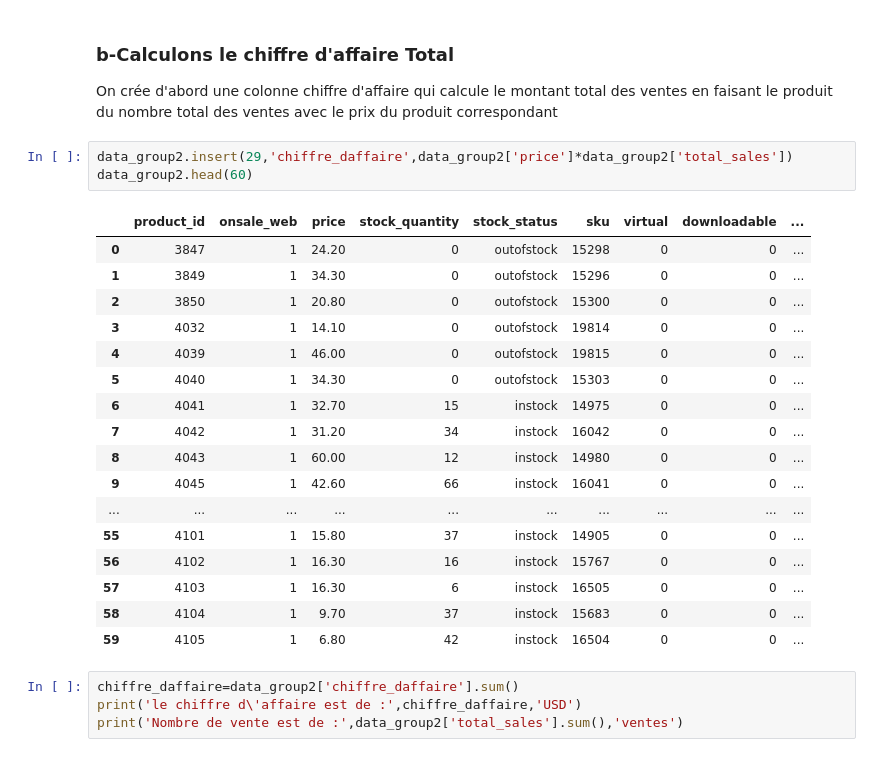
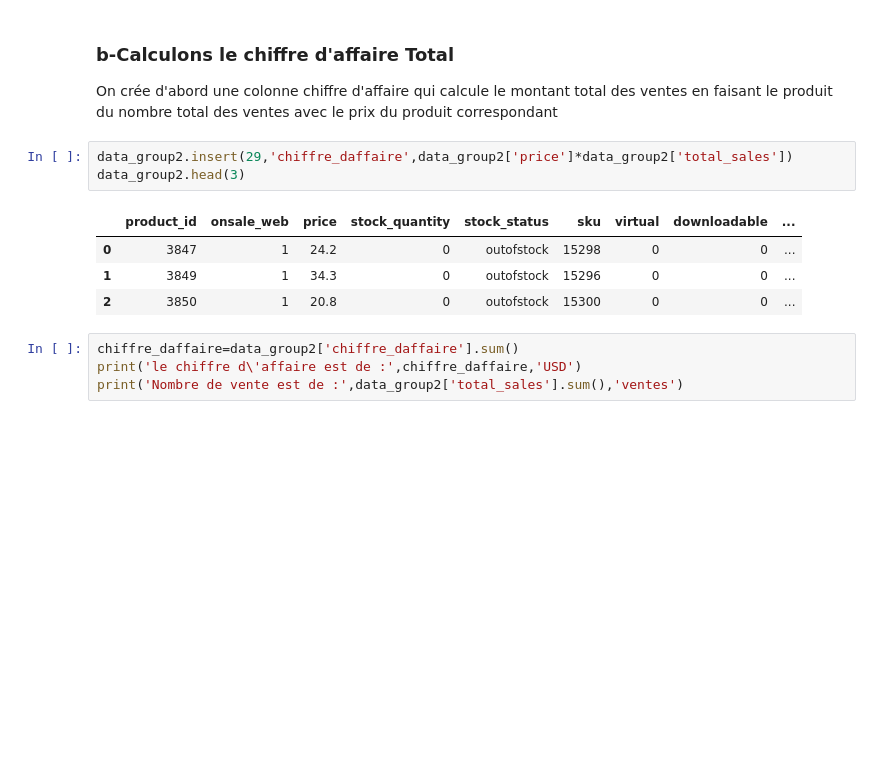
Before and after one commit to Tedjoulemohermann/Tedjoulemohermann, a Jupyter notebook: Projet2_analytics_Hermann.ipynb, the cells around one changed output. Saved outputs shown, nothing was run; the diff lists cells and outputs as text; blank space fills up the shorter version.

```diff
--- a/Projet2_analytics_Hermann.ipynb
+++ b/Projet2_analytics_Hermann.ipynb
@@ -343,25 +336,12 @@ Name: product_id, dtype: int64
 On crée d'abord une colonne chiffre d'affaire qui calcule le montant total des ventes en faisant le produit du nombre total des ventes  avec le prix du produit correspondant
 # %%
 data_group2.insert(29,'chiffre_daffaire',data_group2['price']*data_group2['total_sales'])
-data_group2.head(60)
+data_group2.head(3)
 # %% [output]
 |  | product_id | onsale_web | price | stock_quantity | stock_status | sku | virtual | downloadable | ... |
-| 0 | 3847 | 1 | 24.20 | 0 | outofstock | 15298 | 0 | 0 | ... |
-| 1 | 3849 | 1 | 34.30 | 0 | outofstock | 15296 | 0 | 0 | ... |
-| 2 | 3850 | 1 | 20.80 | 0 | outofstock | 15300 | 0 | 0 | ... |
-| 3 | 4032 | 1 | 14.10 | 0 | outofstock | 19814 | 0 | 0 | ... |
-| 4 | 4039 | 1 | 46.00 | 0 | outofstock | 19815 | 0 | 0 | ... |
-| 5 | 4040 | 1 | 34.30 | 0 | outofstock | 15303 | 0 | 0 | ... |
-| 6 | 4041 | 1 | 32.70 | 15 | instock | 14975 | 0 | 0 | ... |
-| 7 | 4042 | 1 | 31.20 | 34 | instock | 16042 | 0 | 0 | ... |
-| 8 | 4043 | 1 | 60.00 | 12 | instock | 14980 | 0 | 0 | ... |
-| 9 | 4045 | 1 | 42.60 | 66 | instock | 16041 | 0 | 0 | ... |
-| ... | ... | ... | ... | ... | ... | ... | ... | ... | ... |
-| 55 | 4101 | 1 | 15.80 | 37 | instock | 14905 | 0 | 0 | ... |
-| 56 | 4102 | 1 | 16.30 | 16 | instock | 15767 | 0 | 0 | ... |
-| 57 | 4103 | 1 | 16.30 | 6 | instock | 16505 | 0 | 0 | ... |
-| 58 | 4104 | 1 | 9.70 | 37 | instock | 15683 | 0 | 0 | ... |
-| 59 | 4105 | 1 | 6.80 | 42 | instock | 16504 | 0 | 0 | ... |
+| 0 | 3847 | 1 | 24.2 | 0 | outofstock | 15298 | 0 | 0 | ... |
+| 1 | 3849 | 1 | 34.3 | 0 | outofstock | 15296 | 0 | 0 | ... |
+| 2 | 3850 | 1 | 20.8 | 0 | outofstock | 15300 | 0 | 0 | ... |
 # %%
 chiffre_daffaire=data_group2['chiffre_daffaire'].sum()
 print('le chiffre d\'affaire est de :',chiffre_daffaire,'USD')
```
Also changed, not shown: parts of 4 cells of this notebook.
